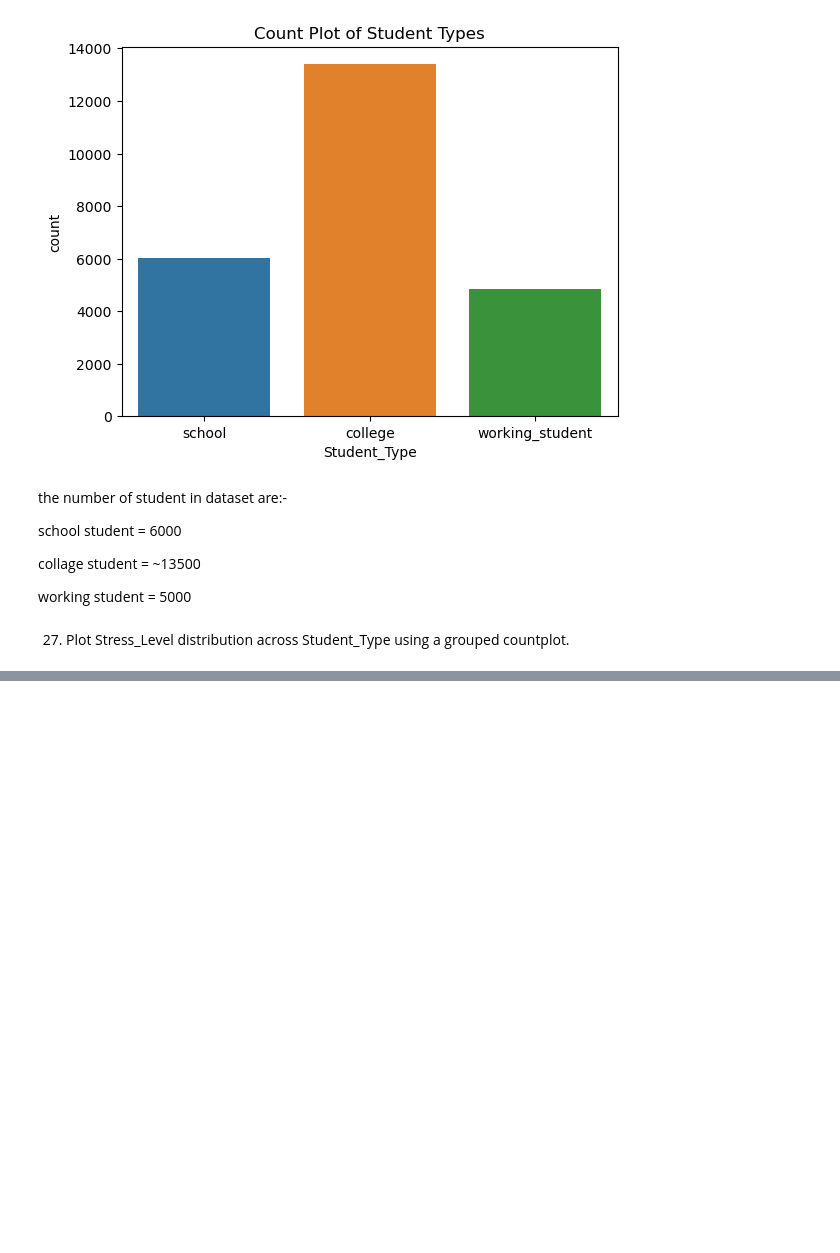
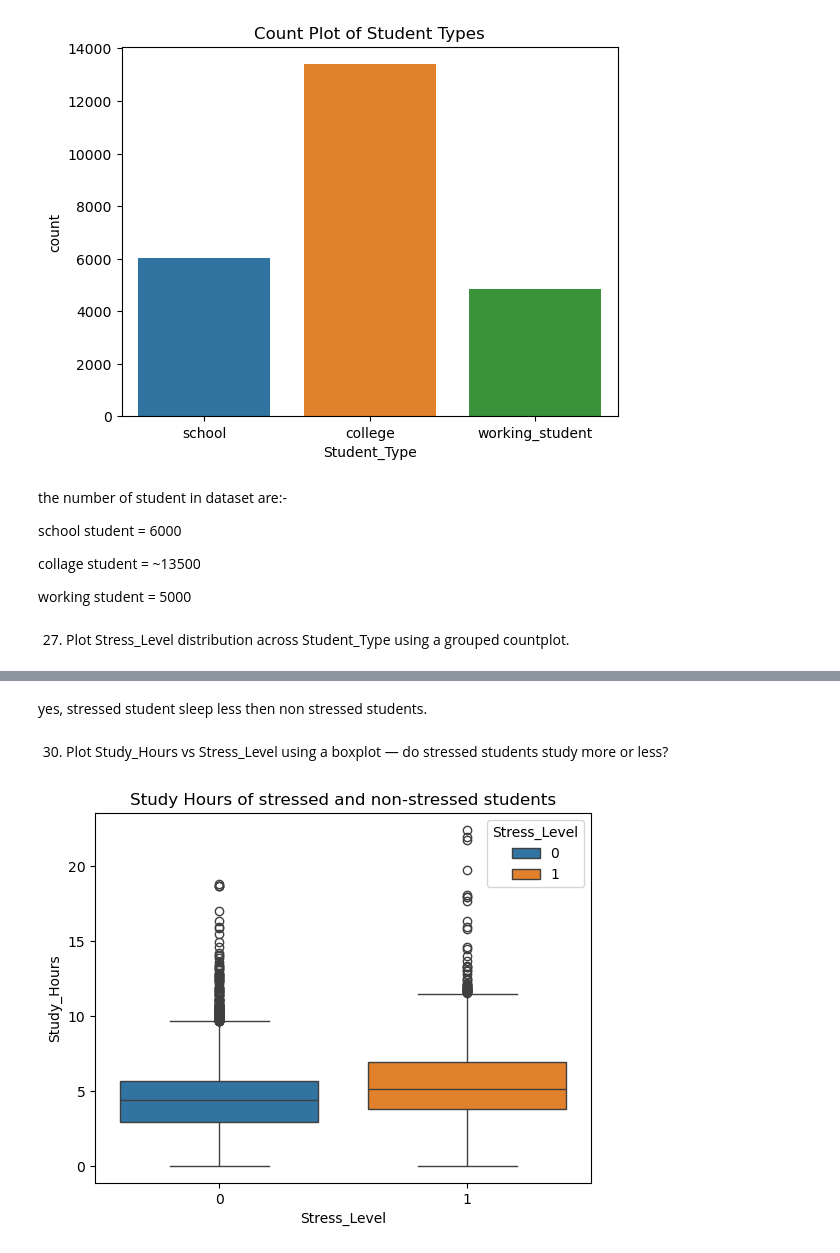
Before and after one commit to bikashsahani/Student-Lifestyle-Analysis, a Jupyter notebook: Student_Lifestyle_Analysis.ipynb, the cells around one changed output, grey strips where cells are left out. Drawn from its saved outputs; the diff is of its cells as text; code cells hidden in the pictures; blank space fills up the shorter version.

```diff
--- a/Student_Lifestyle_Analysis.ipynb
+++ b/Student_Lifestyle_Analysis.ipynb
@@ -548,0 +596,15 @@ working student = 5000
+# %% [markdown]
+yes, stressed student sleep less then non stressed students.
+# %% [markdown]
+30. Plot Study_Hours vs Stress_Level using a boxplot — do stressed students study more or less?
+# %%
+sns.boxplot(
+    data=data,
+    x='Stress_Level',
+    y='Study_Hours',
+    hue='Stress_Level'
+)
+plt.title("Study Hours of stressed and non-stressed students")
+plt.show()
+# %% [output]
+[figure, added]
```
Also changed, not shown: parts of 27 cells of this notebook.
